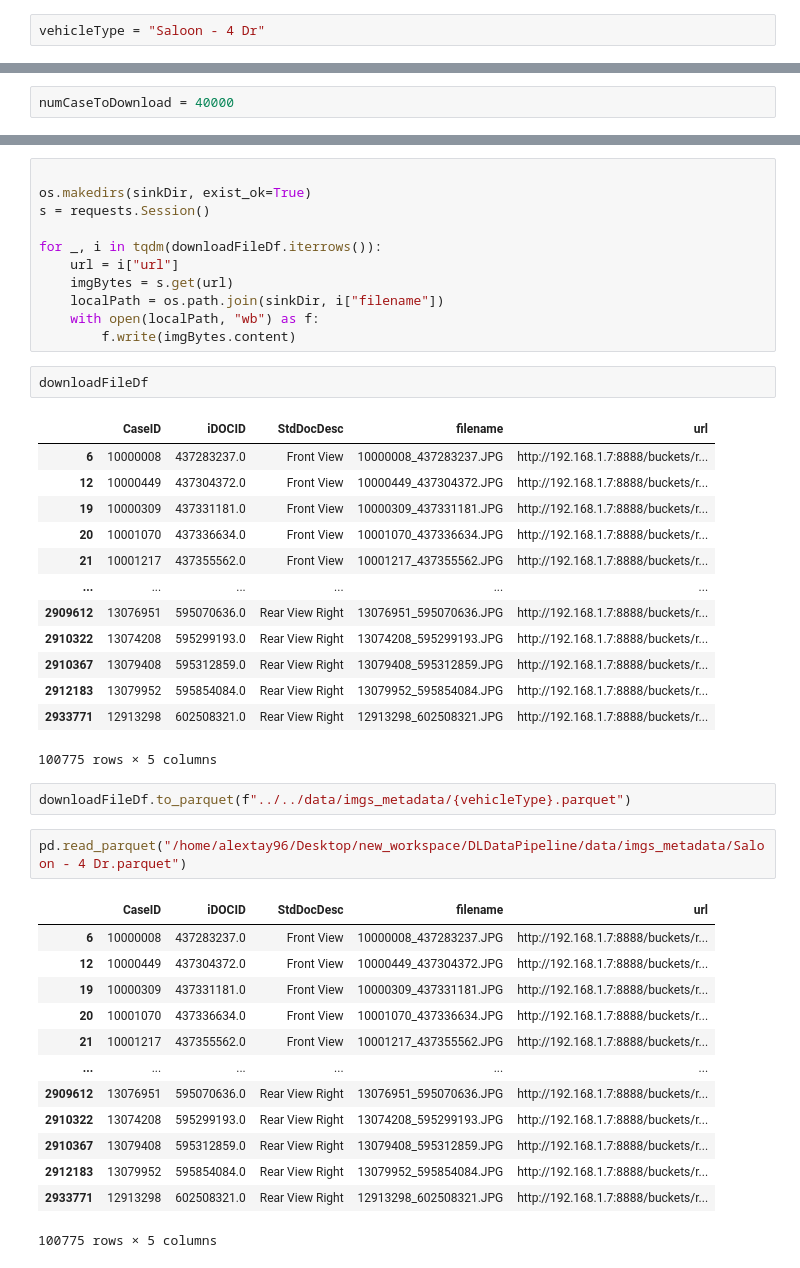
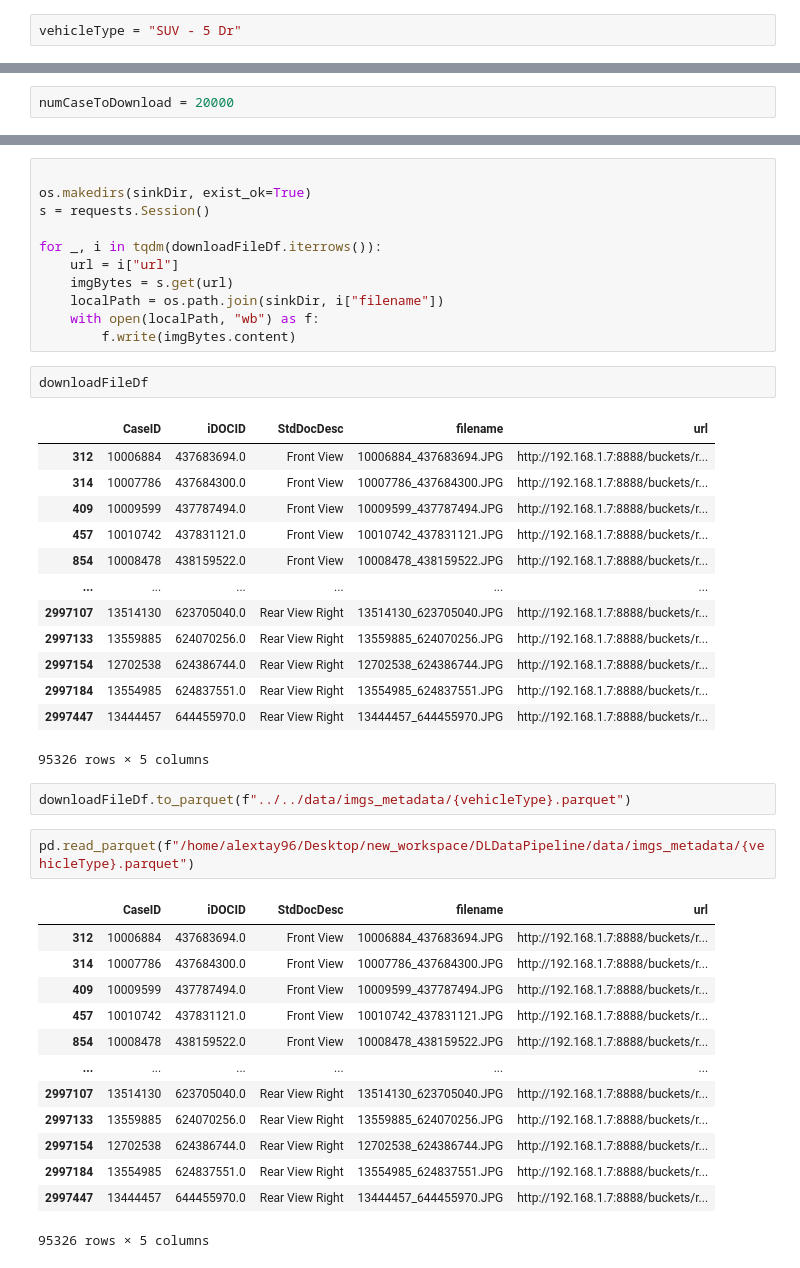
Before and after one commit to MLMonkATGY/DLDataPipeline, a Jupyter notebook: src/data_engineering/GetImgsDf.ipynb, the cells around one changed output, grey strips where cells are left out. Saved outputs shown, nothing was run; the diff lists cells and outputs as text.

Commit message:
Refactor to accomodate different vehicle type Fixes #34

```diff
--- a/src/data_engineering/GetImgsDf.ipynb
+++ b/src/data_engineering/GetImgsDf.ipynb
@@ -24,7 +24,7 @@ import random
 # %%
 wr.config.s3_endpoint_url = "http://192.168.1.7:8333"
 # %%
-vehicleType = "Saloon - 4 Dr"
+vehicleType = "SUV - 5 Dr"
 # %%
 bucket3 = "scope_case"
 myFilter =  lambda x : x["Vehicle_Type"] == vehicleType
@@ -156,7 +156,7 @@ Try using .loc[row_indexer,col_indexer] = value instead
 
 See the caveats in the documentation: https://pandas.pydata.org/pandas-docs/stable/user_guide/indexing.html#returning-a-view-versus-a-copy
 # %%
-numCaseToDownload = 40000
+numCaseToDownload = 20000
 # %%
 len(filesDf['CaseID'].unique())
 targetCaseId = filesDf['CaseID'].unique().tolist()
@@ -182,33 +184,33 @@ for _, i in tqdm(downloadFileDf.iterrows()):
 downloadFileDf
 # %% [output]
 |  | CaseID | iDOCID | StdDocDesc | filename | url |
-| 6 | 10000008 | 437283237.0 | Front View | 10000008_437283237.JPG | http://192.168.1.7:8888/buckets/r... |
-| 12 | 10000449 | 437304372.0 | Front View | 10000449_437304372.JPG | http://192.168.1.7:8888/buckets/r... |
-| 19 | 10000309 | 437331181.0 | Front View | 10000309_437331181.JPG | http://192.168.1.7:8888/buckets/r... |
-| 20 | 10001070 | 437336634.0 | Front View | 10001070_437336634.JPG | http://192.168.1.7:8888/buckets/r... |
-| 21 | 10001217 | 437355562.0 | Front View | 10001217_437355562.JPG | http://192.168.1.7:8888/buckets/r... |
+| 312 | 10006884 | 437683694.0 | Front View | 10006884_437683694.JPG | http://192.168.1.7:8888/buckets/r... |
+| 314 | 10007786 | 437684300.0 | Front View | 10007786_437684300.JPG | http://192.168.1.7:8888/buckets/r... |
+| 409 | 10009599 | 437787494.0 | Front View | 10009599_437787494.JPG | http://192.168.1.7:8888/buckets/r... |
+| 457 | 10010742 | 437831121.0 | Front View | 10010742_437831121.JPG | http://192.168.1.7:8888/buckets/r... |
+| 854 | 10008478 | 438159522.0 | Front View | 10008478_438159522.JPG | http://192.168.1.7:8888/buckets/r... |
 | ... | ... | ... | ... | ... | ... |
-| 2909612 | 13076951 | 595070636.0 | Rear View Right | 13076951_595070636.JPG | http://192.168.1.7:8888/buckets/r... |
-| 2910322 | 13074208 | 595299193.0 | Rear View Right | 13074208_595299193.JPG | http://192.168.1.7:8888/buckets/r... |
-| 2910367 | 13079408 | 595312859.0 | Rear View Right | 13079408_595312859.JPG | http://192.168.1.7:8888/buckets/r... |
-| 2912183 | 13079952 | 595854084.0 | Rear View Right | 13079952_595854084.JPG | http://192.168.1.7:8888/buckets/r... |
-| 2933771 | 12913298 | 602508321.0 | Rear View Right | 12913298_602508321.JPG | http://192.168.1.7:8888/buckets/r... |
+| 2997107 | 13514130 | 623705040.0 | Rear View Right | 13514130_623705040.JPG | http://192.168.1.7:8888/buckets/r... |
+| 2997133 | 13559885 | 624070256.0 | Rear View Right | 13559885_624070256.JPG | http://192.168.1.7:8888/buckets/r... |
+| 2997154 | 12702538 | 624386744.0 | Rear View Right | 12702538_624386744.JPG | http://192.168.1.7:8888/buckets/r... |
+| 2997184 | 13554985 | 624837551.0 | Rear View Right | 13554985_624837551.JPG | http://192.168.1.7:8888/buckets/r... |
+| 2997447 | 13444457 | 644455970.0 | Rear View Right | 13444457_644455970.JPG | http://192.168.1.7:8888/buckets/r... |
-100775 rows × 5 columns
+95326 rows × 5 columns
 # %%
 downloadFileDf.to_parquet(f"../../data/imgs_metadata/{vehicleType}.parquet")
 # %%
-pd.read_parquet("/home/alextay96/Desktop/new_workspace/DLDataPipeline/data/imgs_metadata/Saloon - 4 Dr.parquet")
+pd.read_parquet(f"/home/alextay96/Desktop/new_workspace/DLDataPipeline/data/imgs_metadata/{vehicleType}.parquet")
 # %% [output]
 |  | CaseID | iDOCID | StdDocDesc | filename | url |
-| 6 | 10000008 | 437283237.0 | Front View | 10000008_437283237.JPG | http://192.168.1.7:8888/buckets/r... |
-| 12 | 10000449 | 437304372.0 | Front View | 10000449_437304372.JPG | http://192.168.1.7:8888/buckets/r... |
-| 19 | 10000309 | 437331181.0 | Front View | 10000309_437331181.JPG | http://192.168.1.7:8888/buckets/r... |
-| 20 | 10001070 | 437336634.0 | Front View | 10001070_437336634.JPG | http://192.168.1.7:8888/buckets/r... |
-| 21 | 10001217 | 437355562.0 | Front View | 10001217_437355562.JPG | http://192.168.1.7:8888/buckets/r... |
+| 312 | 10006884 | 437683694.0 | Front View | 10006884_437683694.JPG | http://192.168.1.7:8888/buckets/r... |
+| 314 | 10007786 | 437684300.0 | Front View | 10007786_437684300.JPG | http://192.168.1.7:8888/buckets/r... |
+| 409 | 10009599 | 437787494.0 | Front View | 10009599_437787494.JPG | http://192.168.1.7:8888/buckets/r... |
+| 457 | 10010742 | 437831121.0 | Front View | 10010742_437831121.JPG | http://192.168.1.7:8888/buckets/r... |
+| 854 | 10008478 | 438159522.0 | Front View | 10008478_438159522.JPG | http://192.168.1.7:8888/buckets/r... |
 | ... | ... | ... | ... | ... | ... |
-| 2909612 | 13076951 | 595070636.0 | Rear View Right | 13076951_595070636.JPG | http://192.168.1.7:8888/buckets/r... |
-| 2910322 | 13074208 | 595299193.0 | Rear View Right | 13074208_595299193.JPG | http://192.168.1.7:8888/buckets/r... |
-| 2910367 | 13079408 | 595312859.0 | Rear View Right | 13079408_595312859.JPG | http://192.168.1.7:8888/buckets/r... |
-| 2912183 | 13079952 | 595854084.0 | Rear View Right | 13079952_595854084.JPG | http://192.168.1.7:8888/buckets/r... |
-| 2933771 | 12913298 | 602508321.0 | Rear View Right | 12913298_602508321.JPG | http://192.168.1.7:8888/buckets/r... |
+| 2997107 | 13514130 | 623705040.0 | Rear View Right | 13514130_623705040.JPG | http://192.168.1.7:8888/buckets/r... |
+| 2997133 | 13559885 | 624070256.0 | Rear View Right | 13559885_624070256.JPG | http://192.168.1.7:8888/buckets/r... |
+| 2997154 | 12702538 | 624386744.0 | Rear View Right | 12702538_624386744.JPG | http://192.168.1.7:8888/buckets/r... |
+| 2997184 | 13554985 | 624837551.0 | Rear View Right | 13554985_624837551.JPG | http://192.168.1.7:8888/buckets/r... |
+| 2997447 | 13444457 | 644455970.0 | Rear View Right | 13444457_644455970.JPG | http://192.168.1.7:8888/buckets/r... |
-100775 rows × 5 columns
+95326 rows × 5 columns
```
Also changed, not shown: parts of 6 cells of this notebook, 6 other files.
